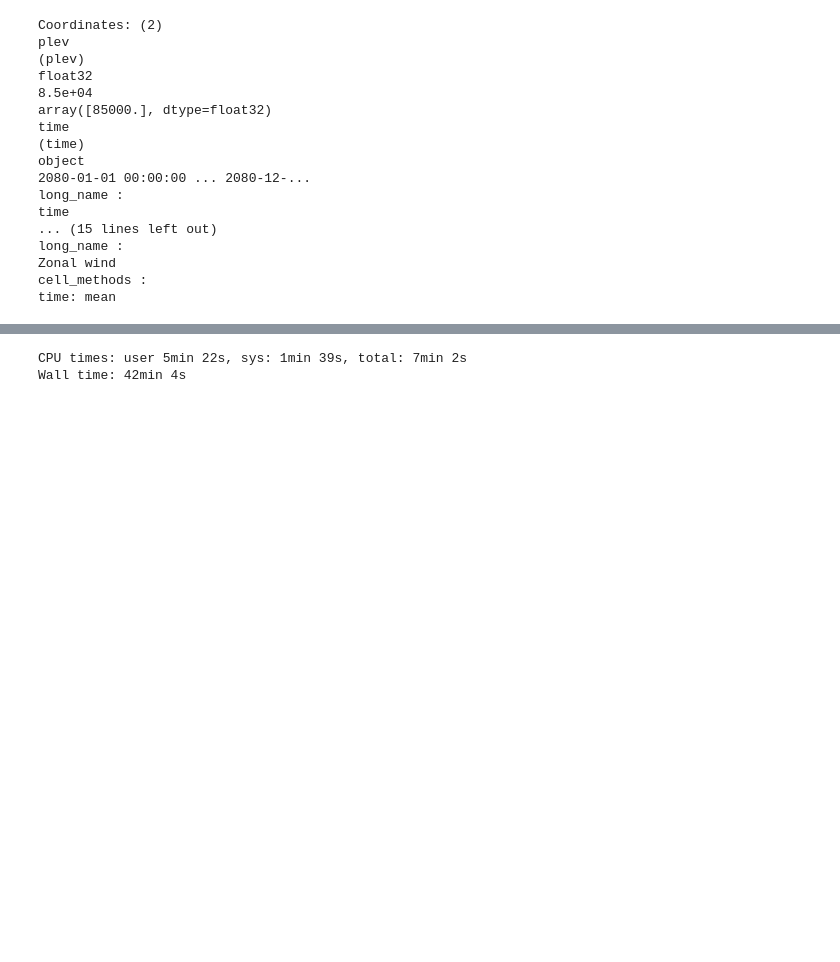
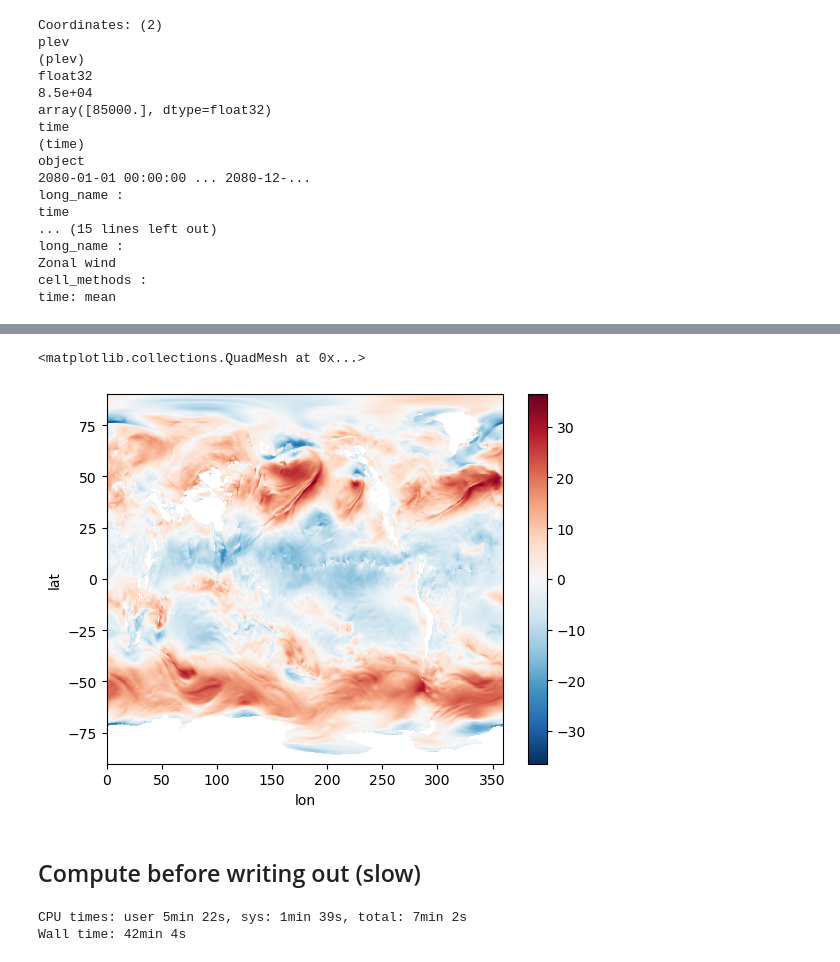
Before and after one commit to katiedagon/ML-extremes, a Jupyter notebook: notebooks/Data_Processing_U850_V850.ipynb, the cells around one changed output, grey strips where cells are left out. Cells and saved outputs as stored; diff of their text form; code cells hidden in the pictures; blank space fills up the shorter version.

```diff
--- a/notebooks/Data_Processing_U850_V850.ipynb
+++ b/notebooks/Data_Processing_U850_V850.ipynb
@@ -349,0 +461,7 @@ time: mean
+# %%
+## Now apply map onto a src column vector length n_a to compute vector length n_b
+field_target = sparse_map @ plevdata.isel(time=0, plev=0)
+# %%
+## Reshape 1-D vector returned to dst_grid_dims
+data_out = np.reshape(field_target, dst_grid_dims, order='F')
+print("Reshaped array now has dimensions {0}".format(dst_grid_dims, n_a, n_s))
@@ -349,0 +470,14 @@ time: mean
+# %%
+## Reshape destination grid to build structured xarray da
+lat2d = np.reshape(dstlat.values, dst_grid_dims, order='F')
+lon2d = np.reshape(dstlon.values, dst_grid_dims, order='F')
+# %%
+## Build da
+da = xr.DataArray(
+    data=data_out,
+    dims=["x", "y"],
+    coords=dict(
+        lon=(["x"], lon2d[:,0]),
+        lat=(["y"], lat2d[0,:]),
+    )
+)
@@ -350,3 +505,11 @@ time: mean
+# %%
+## Simple plot
+da.plot(x="lon", y="lat")
+# %% [output]
+<matplotlib.collections.QuadMesh at 0x...>
+[figure, added]
+# %% [markdown]
+## Compute before writing out (slow)
 # %%
 %%time
 plevdata = plevdata.compute()
```
Also changed, not shown: parts of 14 cells of this notebook.
